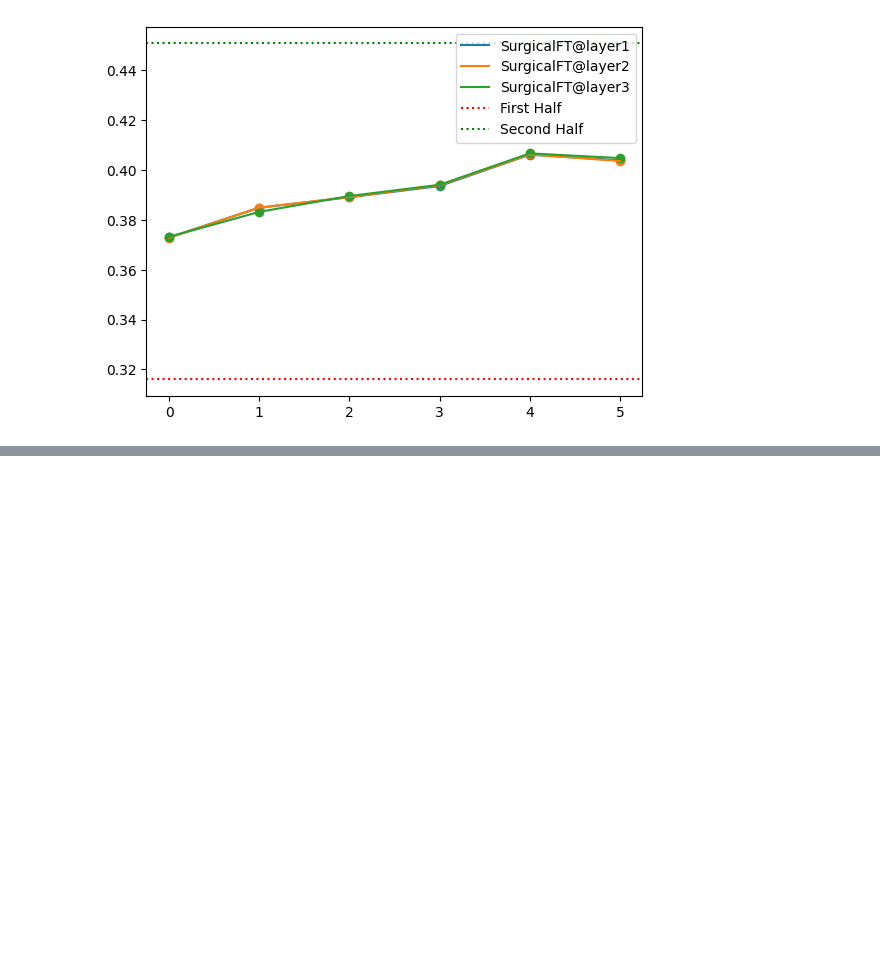
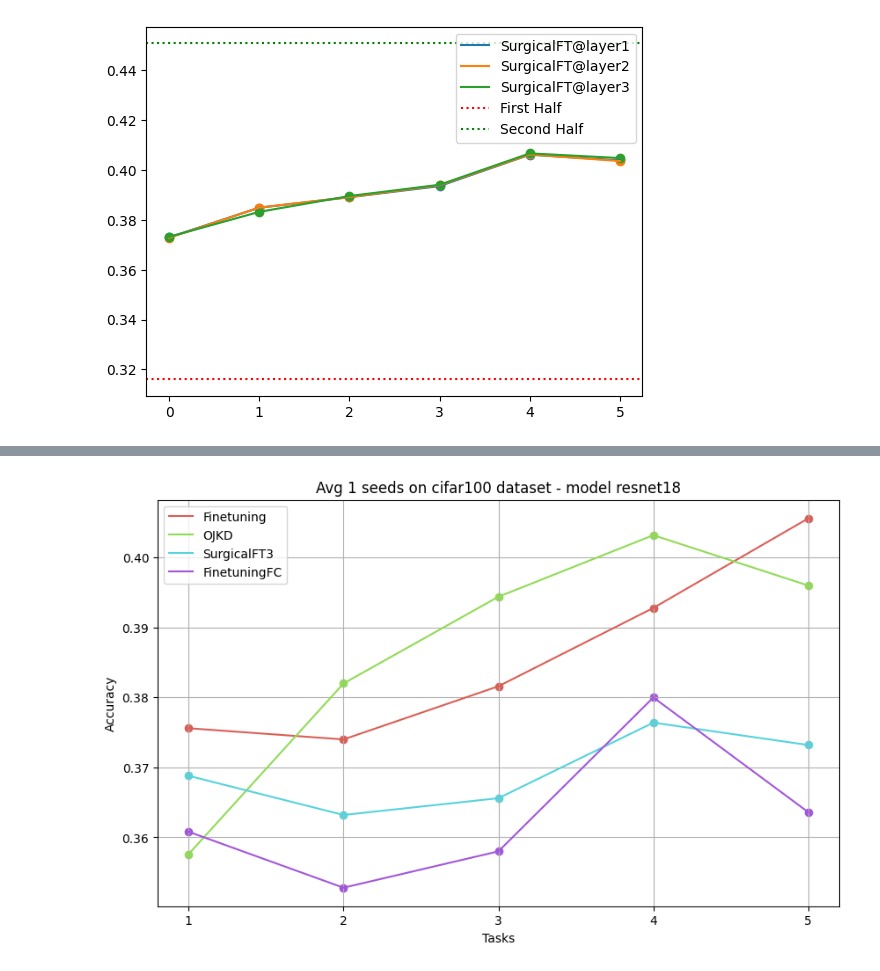
Before and after one commit to francesco-p/simple-incremental, a Jupyter notebook: viz_values.ipynb, the cells around one changed output, grey strips where cells are left out. Cells and saved outputs as stored; diff of their text form; code cells hidden in the pictures; blank space fills up the shorter version.

```diff
--- a/viz_values.ipynb
+++ b/viz_values.ipynb
@@ -258,0 +181,35 @@ Files already downloaded and verified
+# %%
+import matplotlib.pyplot as plt
+import pandas as pd
+import seaborn as sns
+
+def plot_csv(csv_files, dataset, methods, model):
+
+    colors = sns.color_palette("hls", n_colors=len(methods))
+    fig, ax = plt.subplots(figsize=(10, 6))
+
+    # Read csv file
+    for i, (csv_file, method) in enumerate(zip(csv_files, methods)):
+
+        df = pd.read_csv(csv_file)
+
+        # number of tasks
+        num_tasks = df.shape[1] - 3
+
+        all_results = df.loc[:, df.columns[1:-2]].values
+        seeds = len(all_results)
+        mean = all_results.mean(axis=0)
+        std = all_results.std(axis=0)
+
+        plt.plot(mean, label=method, color=colors[i], ls='-')
+        ax.scatter(range(all_results.shape[1]), mean, color=colors[i])
+        #ax.fill_between(range(len(mean)), mean-std, mean+std, linewidth=1, color=colors[i], alpha=0.1)
+
+        ax.set_xticks(range(num_tasks))
+        ax.set_xticklabels(range(1, num_tasks+1))
+        ax.set_xlabel('Tasks')
+        ax.set_ylabel('Accuracy')
+        ax.set_title(f'Avg {seeds} seeds on {dataset} dataset - model {model}')
+        ax.legend()
+    plt.grid()
+    plt.show()
@@ -258,0 +233,10 @@ Files already downloaded and verified
+# %%
+csv_files=["csv/CIFAR100_5tasks_Finetuning_resnet18.csv",
+           "csv/CIFAR100_5tasks_OJKD_resnet18.csv",
+           "csv/CIFAR100_5tasks_SurgicalFT3_resnet18.csv",
+           "csv/CIFAR100_5tasks_FinetuningFC_resnet18.csv"]
+
+methods = [x.split('_')[2] for x in csv_files]
+plot_csv(csv_files, "cifar100", methods, 'resnet18')
+# %% [output]
+[figure, added]
```
Also changed, not shown: parts of 7 cells of this notebook, 12 other files.
